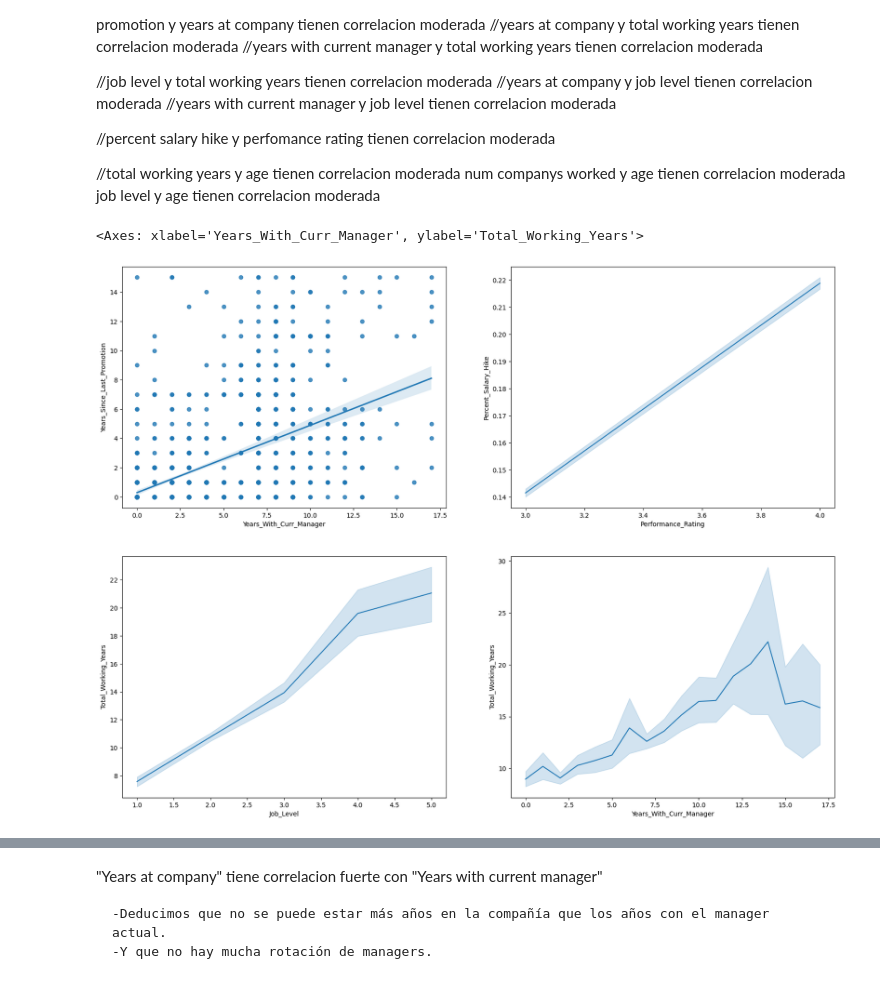
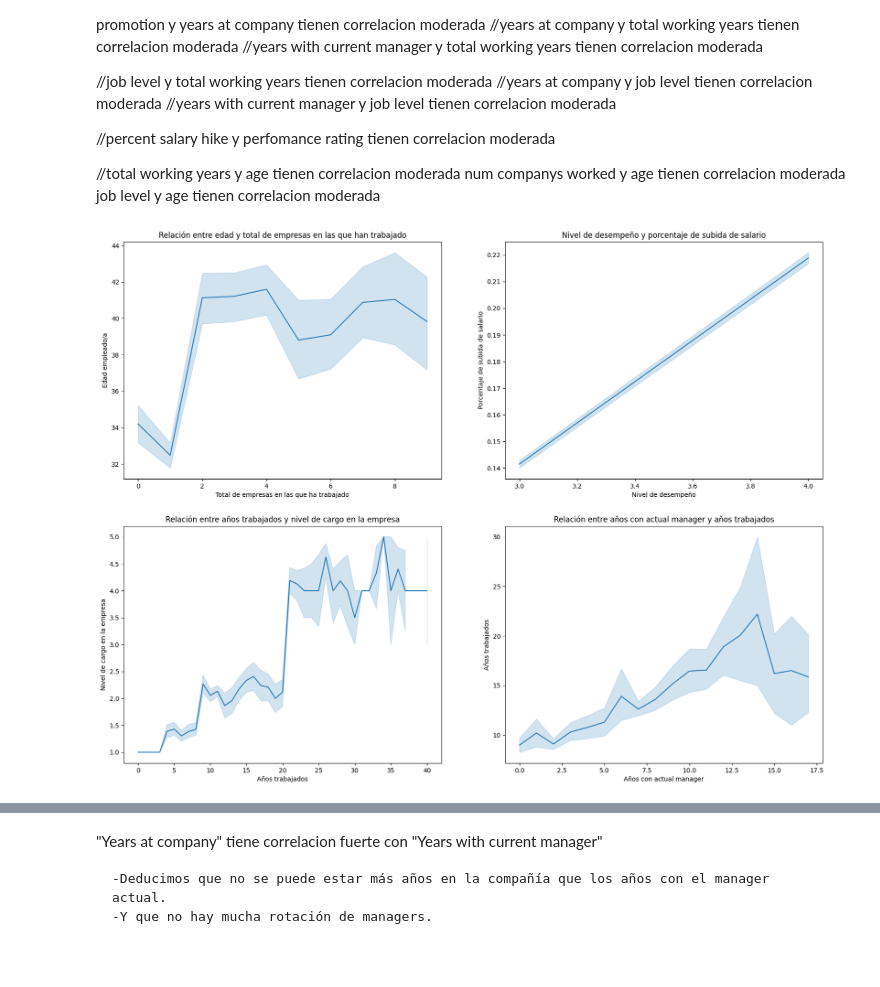
Before and after one commit to nuriancg/project-da-promo-H-module-3-team-1, a Jupyter notebook: Fase4_abTesting.ipynb, the cells around one changed output, grey strips where cells are left out. Drawn from its saved outputs; the diff is of its cells as text; code cells hidden in the pictures.

```diff
--- a/Fase4_abTesting.ipynb
+++ b/Fase4_abTesting.ipynb
@@ -407,22 +422,35 @@ job level y age tienen correlacion moderada
 # %%
 fig, axes= plt.subplots(2, 2, figsize= (20, 15))
 
-#years with current manager y years since last promotion tienen correlacion moderada
-sns.regplot(x= "Years_With_Curr_Manager", y="Years_Since_Last_Promotion", data=df, ax =axes[0,0]);
-#A más años años desde el último ascenso, más años con el actual manager.
+#num companys worked y age tienen correlacion moderada
+sns.lineplot(x= "Num_Companies_Worked", y= "Age", data=df, ax=axes[0,0]);
+# Los empleados entre 40 y 42 años han trabajado en más empresas que los empleados más jóvenes que ellos.
+axes[0, 0].set_title('Relación entre edad y total de empresas en las que han trabajado')
+axes[0, 0].set_xlabel('Total de empresas en las que ha trabajado')
+axes[0, 0].set_ylabel('Edad empleado/a')
 
-#percent salary hike y perfomance rating tienen correlacion moderada
+#percent salary hike y perfomance rating tienen correlacion MODERADA
 sns.lineplot(x= "Performance_Rating", y="Percent_Salary_Hike", data=df, ax =axes[0,1]);
-#A más tasa de desempeño, más sube el porcentaje de los salarios.
+#A más nivel de desempeño, más sube el porcentaje de los salarios.
 # Señal de prácticas saludables de la empresa, que recompensan a los empleados con un buen nivel de desempeño con aumentos de sueldo.
+axes[0, 1].set_title('Nivel de desempeño y porcentaje de subida de salario')
+axes[0, 1].set_xlabel('Nivel de desempeño')
+axes[0, 1].set_ylabel('Porcentaje de subida de salario')
 
-#job level y total working years tienen correlacion moderada
-sns.lineplot(data=df, x='Job_Level', y='Total_Working_Years', ax =axes[1,0])
+#job level y total working years tienen correlacion MODERADA
+sns.lineplot(data=df, x='Total_Working_Years', y='Job_Level', ax =axes[1,0])
 #A más años trabajados, más aumenta el cargo de los trabajadores. Lo que puede indicar que hay promoción en los empleados de la empresa a medida que pasan los años.
+axes[1, 0].set_title('Relación entre años trabajados y nivel de cargo en la empresa')
+axes[1, 0].set_xlabel('Años trabajados')
+axes[1, 0].set_ylabel('Nivel de cargo en la empresa')
 
-#years with current manager y total working years tienen correlacion moderada
+#years with current manager y total working years tienen correlacion MODERADA
 sns.lineplot(data=df, x='Years_With_Curr_Manager', y='Total_Working_Years', ax =axes[1,1])
+axes[1, 1].set_title('Relación entre años con actual manager y años trabajados')
+axes[1, 1].set_xlabel('Años con actual manager')
+axes[1, 1].set_ylabel('Años trabajados')
+
+plt.show()
 # %% [output]
-<Axes: xlabel='Years_With_Curr_Manager', ylabel='Total_Working_Years'>
-[figure, old version]
+[figure, new version]
 # %%
```
Also changed, not shown: parts of 8 cells of this notebook.
